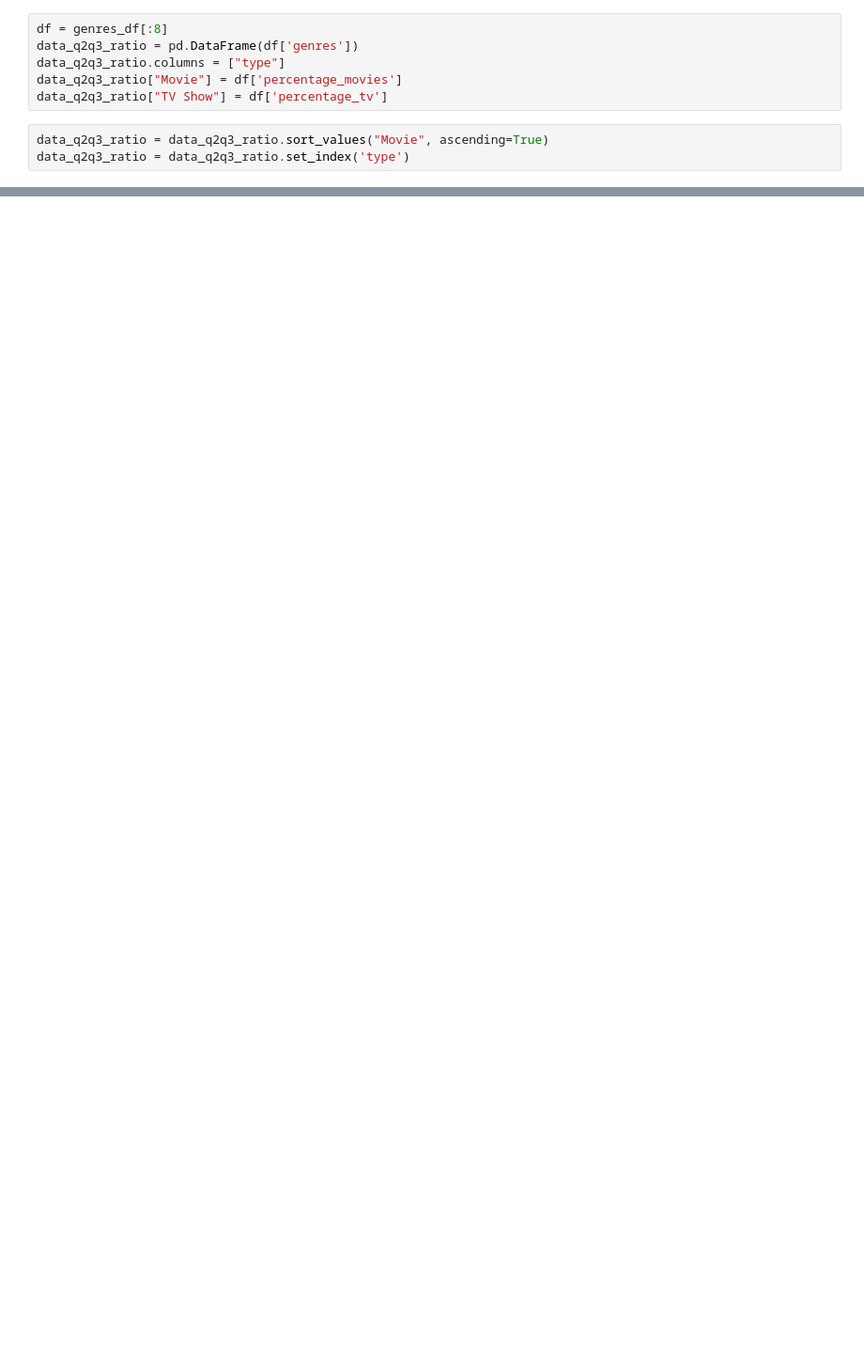
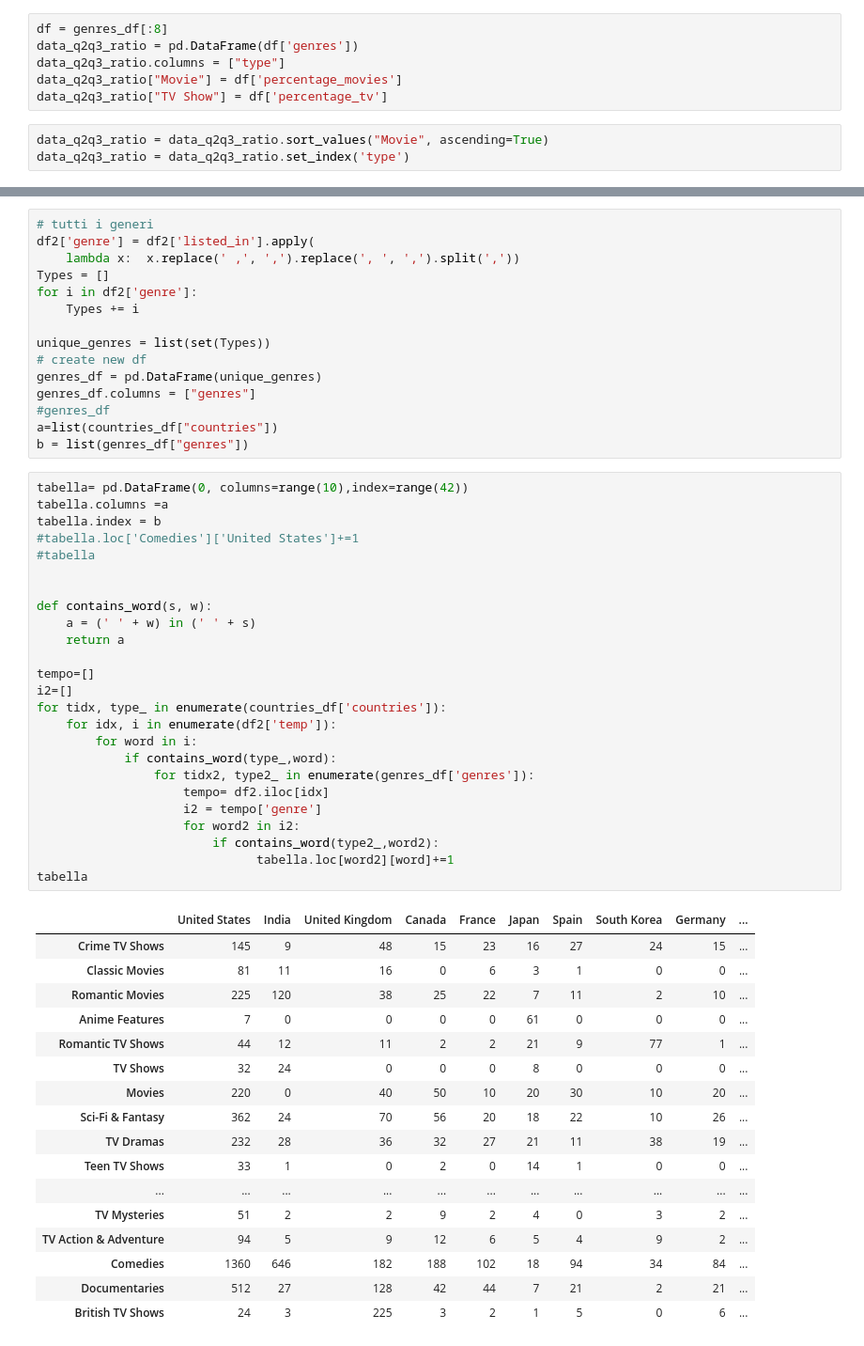
Before and after one commit to dario-coscia/netflix-viz, a Jupyter notebook: netflix.ipynb, the cells around one changed output, grey strips where cells are left out. Shown: that part at 94% size. Cells and saved outputs as stored; diff of their text form; blank space fills up the shorter version.

```diff
--- a/netflix.ipynb
+++ b/netflix.ipynb
@@ -229,0 +286,58 @@ plt.savefig("fig1.pdf", dpi=400)
+# %%
+# tutti i generi
+df2['genre'] = df2['listed_in'].apply(
+    lambda x:  x.replace(' ,', ',').replace(', ', ',').split(','))
+Types = []
+for i in df2['genre']:
+    Types += i
+
+unique_genres = list(set(Types))
+# create new df
+genres_df = pd.DataFrame(unique_genres)
+genres_df.columns = ["genres"]
+#genres_df
+a=list(countries_df["countries"])
+b = list(genres_df["genres"])
+# %%
+tabella= pd.DataFrame(0, columns=range(10),index=range(42))
+tabella.columns =a
+tabella.index = b
+#tabella.loc['Comedies']['United States']+=1
+#tabella
+
+
+def contains_word(s, w):
+    a = (' ' + w) in (' ' + s)
+    return a
+
+tempo=[]
+i2=[]
+for tidx, type_ in enumerate(countries_df['countries']):
+    for idx, i in enumerate(df2['temp']):
+        for word in i:
+            if contains_word(type_,word):
+                for tidx2, type2_ in enumerate(genres_df['genres']):
+                    tempo= df2.iloc[idx]
+                    i2 = tempo['genre']
+                    for word2 in i2:
+                        if contains_word(type2_,word2):
+                              tabella.loc[word2][word]+=1
+tabella
+# %% [output]
+|  | United States | India | United Kingdom | Canada | France | Japan | Spain | South Korea | Germany | ... |
+| Crime TV Shows | 145 | 9 | 48 | 15 | 23 | 16 | 27 | 24 | 15 | ... |
+| Classic Movies | 81 | 11 | 16 | 0 | 6 | 3 | 1 | 0 | 0 | ... |
+| Romantic Movies | 225 | 120 | 38 | 25 | 22 | 7 | 11 | 2 | 10 | ... |
+| Anime Features | 7 | 0 | 0 | 0 | 0 | 61 | 0 | 0 | 0 | ... |
+| Romantic TV Shows | 44 | 12 | 11 | 2 | 2 | 21 | 9 | 77 | 1 | ... |
+| TV Shows | 32 | 24 | 0 | 0 | 0 | 8 | 0 | 0 | 0 | ... |
+| Movies | 220 | 0 | 40 | 50 | 10 | 20 | 30 | 10 | 20 | ... |
+| Sci-Fi & Fantasy | 362 | 24 | 70 | 56 | 20 | 18 | 22 | 10 | 26 | ... |
+| TV Dramas | 232 | 28 | 36 | 32 | 27 | 21 | 11 | 38 | 19 | ... |
+| Teen TV Shows | 33 | 1 | 0 | 2 | 0 | 14 | 1 | 0 | 0 | ... |
+| ... | ... | ... | ... | ... | ... | ... | ... | ... | ... | ... |
+| TV Mysteries | 51 | 2 | 2 | 9 | 2 | 4 | 0 | 3 | 2 | ... |
+| TV Action & Adventure | 94 | 5 | 9 | 12 | 6 | 5 | 4 | 9 | 2 | ... |
+| Comedies | 1360 | 646 | 182 | 188 | 102 | 18 | 94 | 34 | 84 | ... |
+| Documentaries | 512 | 27 | 128 | 42 | 44 | 7 | 21 | 2 | 21 | ... |
+| British TV Shows | 24 | 3 | 225 | 3 | 2 | 1 | 5 | 0 | 6 | ... |
```
Also changed, not shown: parts of 7 cells of this notebook, 3 other files.
